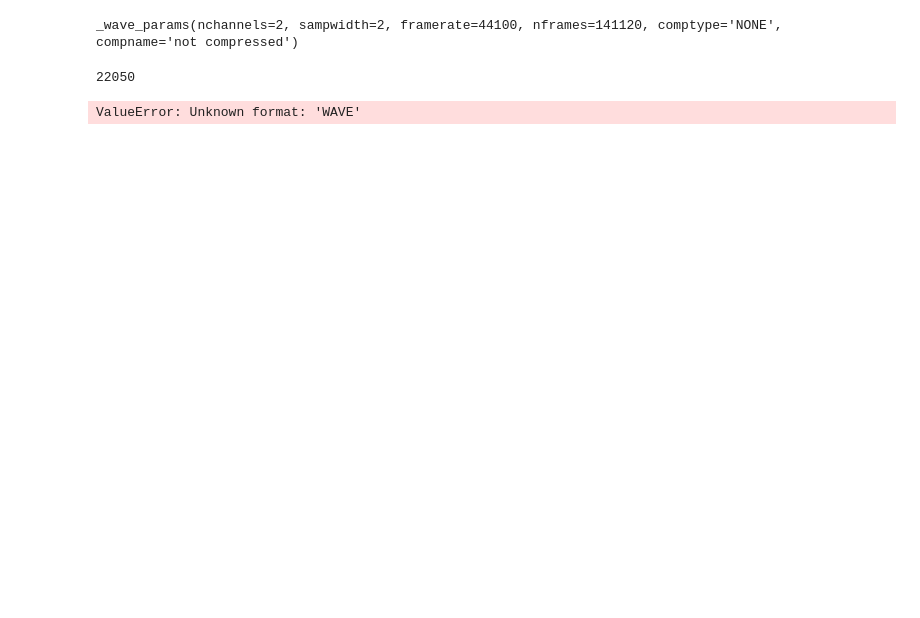
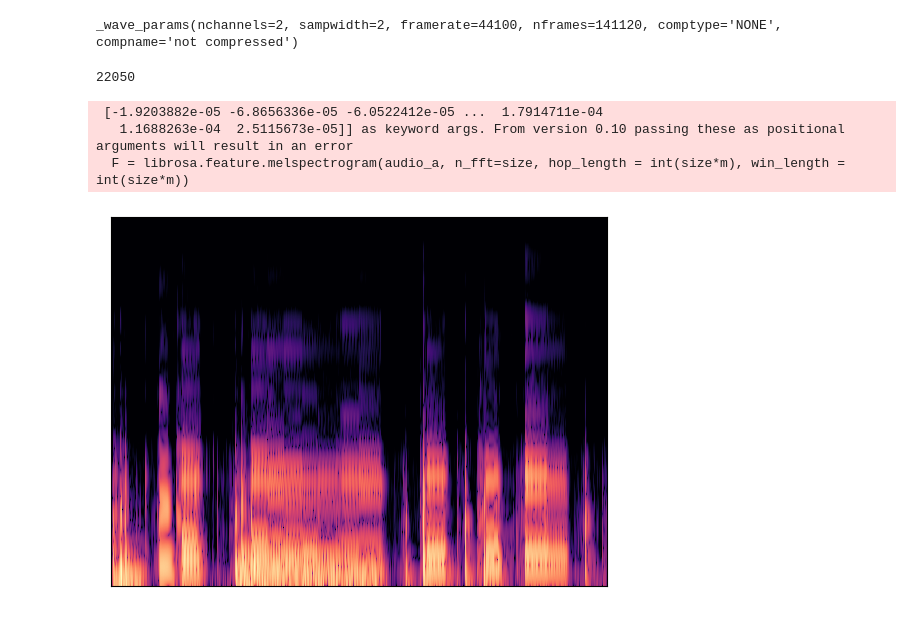
Before and after one commit to bkamuz/data-science, a Jupyter notebook: audio_processing/audiomorph.ipynb, the cells around one changed output. Drawn from its saved outputs; the diff is of its cells as text; code cells hidden in the pictures; blank space fills up the shorter version.

```diff
--- a/audio_processing/audiomorph.ipynb
+++ b/audio_processing/audiomorph.ipynb
@@ -28,22 +53,30 @@ sr_a
 # %%
-# # test = librosa.feature.melspectrogram(y=audio, sr=sr)
+# test = librosa.feature.melspectrogram(y=audio, sr=sr)
 
-# size = 2048
-# m = 1/32
+size = 2048
+m = 1/32
 
-# # Passing through arguments to the Mel filters
-# D = librosa.stft(audio, n_fft=size, hop_length = int(size*m), win_length = int(size*m))  # STFT of y
-# S_db = librosa.amplitude_to_db(np.abs(D), ref=np.max)
+# Passing through arguments to the Mel filters
+D = librosa.stft(audio_a, n_fft=size, hop_length = int(size*m), win_length = int(size*m))  # STFT of y
+D_db = librosa.amplitude_to_db(np.abs(D), ref=np.max)
+
+F = librosa.feature.melspectrogram(audio_a, n_fft=size, hop_length = int(size*m), win_length = int(size*m))
+F_db = librosa.amplitude_to_db(np.abs(F), ref=np.max)
 
 
-# fig, ax = plt.subplots()
-# img = librosa.display.specshow(S_db[0], n_fft=size, hop_length = int(size), win_length = int(size*m))
-# fig.patch.set_visible(False)
+fig, ax = plt.subplots()
+img = librosa.display.specshow(D_db[0], n_fft=size, hop_length = int(size), win_length = int(size*m))
+fig.patch.set_visible(False)
+# %% [output]
+ [-1.9203882e-05 -6.8656336e-05 -6.0522412e-05 ...  1.7914711e-04
+   1.1688263e-04  2.5115673e-05]] as keyword args. From version 0.10 passing these as positional arguments will result in an error
+  F = librosa.feature.melspectrogram(audio_a, n_fft=size, hop_length = int(size*m), win_length = int(size*m))
+[figure, added]
 # %%
-interpolated_signals = [audio_a + (audio_b - audio_a) * i / 14 for i in range(1, 15)]
+# interpolated_signals = [audio_a + (audio_b - audio_a) * i / 14 for i in range(1, 15)]
 
-for i, y in enumerate(interpolated_signals):
-    sf.write('../audio_processing/output/interpolated_signal_{}.wav'.format(i), y, sr_a, format='WAV', subtype='PCM_24')
-    # sf.write('../audio_processing/output/interpolated_signal_{}.wav'.format(i), y, sr_a, subtype='PCM_16')
+# from scipy.io.wavfile import write
+
+
+# for i, y in enumerate(interpolated_signals):
+#     sf.write('../audio_processing/output/interpolated_signal_{}.wav'.format(i+2), np.column_stack((y[0], y[1])), sr_a, subtype='PCM_16')
-# %% [output]
-ValueError: Unknown format: 'WAVE'
```
Also changed, not shown: parts of 8 cells of this notebook.
